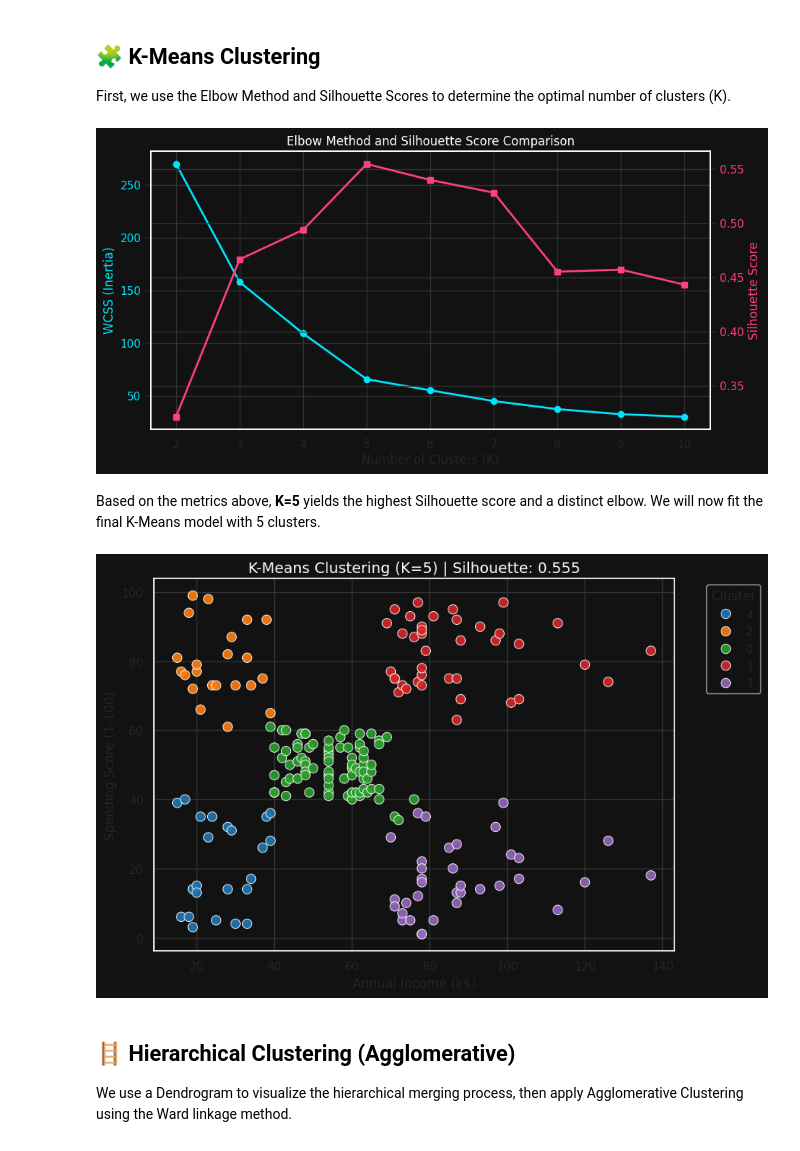
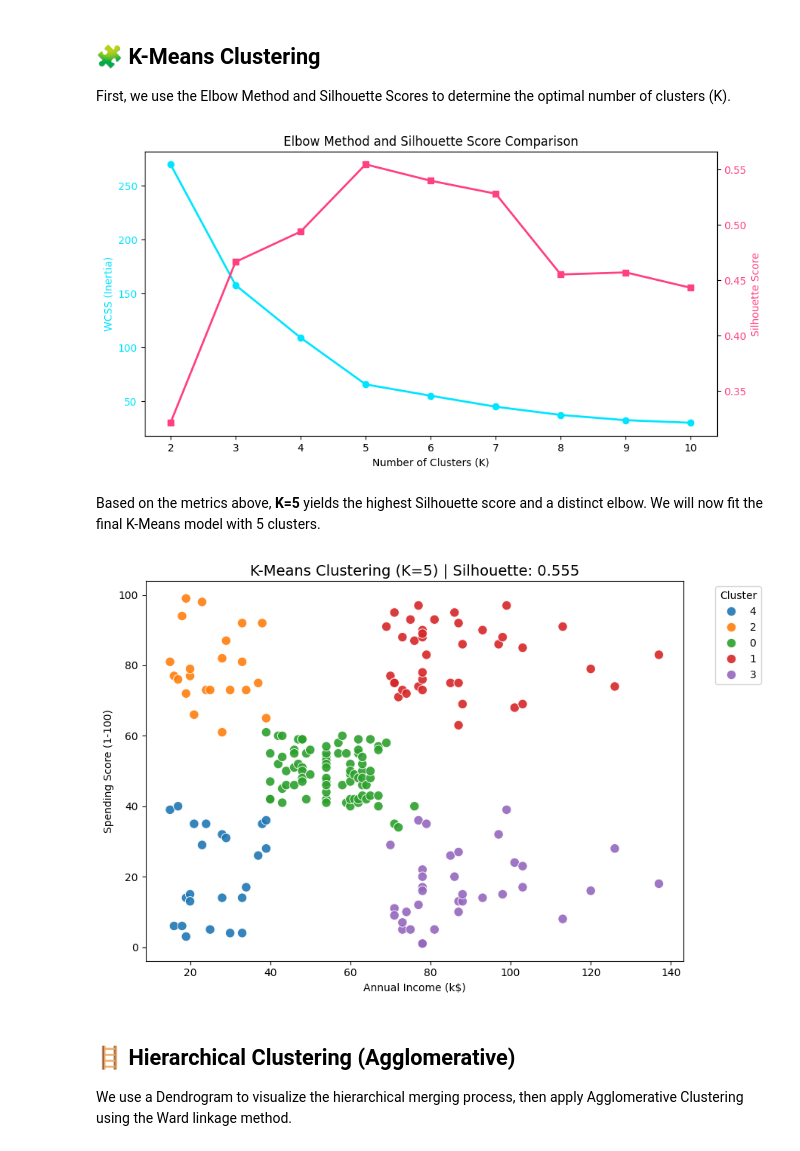
Before and after one commit to itstonywhite/Customer-Segmentation, a Jupyter notebook: Customer Segmentation Models.ipynb, the cells around one changed output. Saved outputs shown, nothing was run; the diff lists cells and outputs as text; code cells hidden in the pictures.

```diff
--- a/Customer Segmentation Models.ipynb
+++ b/Customer Segmentation Models.ipynb
@@ -15,8 +15,8 @@ import scipy.cluster.hierarchy as sch
 import joblib
 
 # Set dark theme for plots
-plt.style.use('dark_background')
-sns.set_theme(style="darkgrid", rc={"axes.facecolor": "#121212", "figure.facecolor": "#121212", "grid.color": "#333333"})
+# plt.style.use('dark_background')
+# sns.set_theme(style="darkgrid", rc={"axes.facecolor": "#121212", "figure.facecolor": "#121212", "grid.color": "#333333"})
 
 # Load the dataset
 df = pd.read_csv('Customer.csv')
@@ -44,32 +44,32 @@ First, we use the Elbow Method and Silhouette Scores to determine the optimal nu
 # %%
 wcss = []
 sil_scores = []
 k_range = range(2, 11)
 
 for k in k_range:
     kmeans = KMeans(n_clusters=k, random_state=42, n_init=10)
     labels = kmeans.fit_predict(X_scaled)
     wcss.append(kmeans.inertia_)
     sil_scores.append(silhouette_score(X_scaled, labels))
 
 fig, ax1 = plt.subplots(figsize=(10, 5))
 
 color = '#00e5ff'
 ax1.set_xlabel('Number of Clusters (K)')
 ax1.set_ylabel('WCSS (Inertia)', color=color)
 ax1.plot(k_range, wcss, marker='o', color=color, linewidth=2)
 ax1.tick_params(axis='y', labelcolor=color)
 
 ax2 = ax1.twinx()
 color = '#ff4081'
 ax2.set_ylabel('Silhouette Score', color=color)
 ax2.plot(k_range, sil_scores, marker='s', color=color, linewidth=2)
 ax2.tick_params(axis='y', labelcolor=color)
 
-plt.title('Elbow Method and Silhouette Score Comparison', color='white')
+plt.title('Elbow Method and Silhouette Score Comparison')
 plt.show()
 # %% [output]
-[figure, old version]
+[figure, new version]
 # %% [markdown]
 Based on the metrics above, **K=5** yields the highest Silhouette score and a distinct elbow. We will now fit the final K-Means model with 5 clusters.
 # %%
@@ -81,12 +81,12 @@ kmeans_sil = silhouette_score(X_scaled, kmeans_labels)
 plt.figure(figsize=(9, 6))
 sns.scatterplot(x=X['Annual Income (k$)'], y=X['Spending Score (1-100)'], hue=kmeans_labels.astype(str), palette='tab10', s=80, alpha=0.9)
 
-plt.title(f'K-Means Clustering (K=5) | Silhouette: {kmeans_sil:.3f}', color='white', fontsize=14)
+plt.title(f'K-Means Clustering (K=5) | Silhouette: {kmeans_sil:.3f}', fontsize=14)
 plt.legend(title='Cluster', bbox_to_anchor=(1.05, 1), loc='upper left')
 plt.tight_layout()
 plt.show()
 # %% [output]
-[figure, old version]
+[figure, new version]
 # %% [markdown]
 ## 🪜 Hierarchical Clustering (Agglomerative)
 We use a Dendrogram to visualize the hierarchical merging process, then apply Agglomerative Clustering using the Ward linkage method.
```
Also changed, not shown: parts of 1 cell of this notebook.
